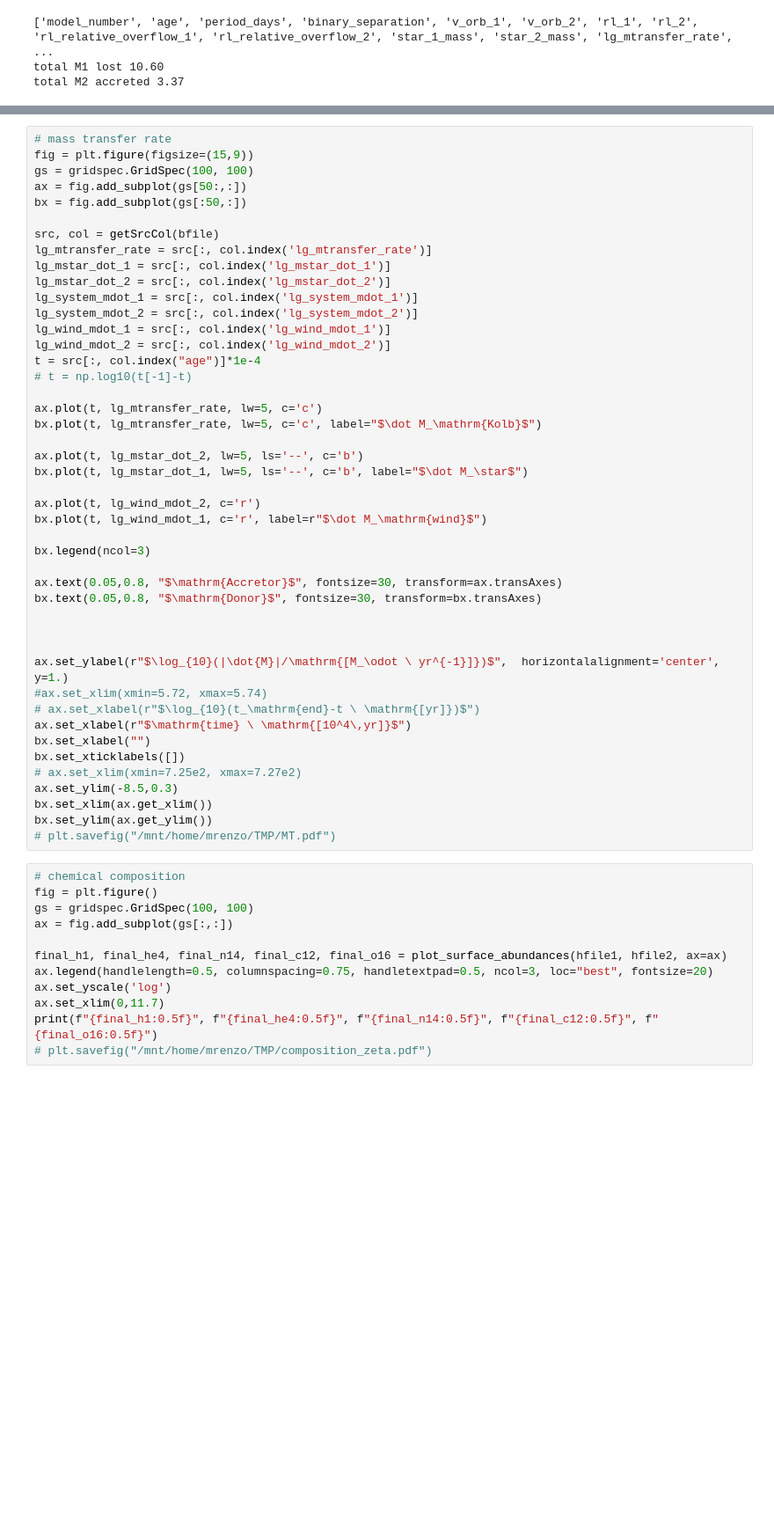
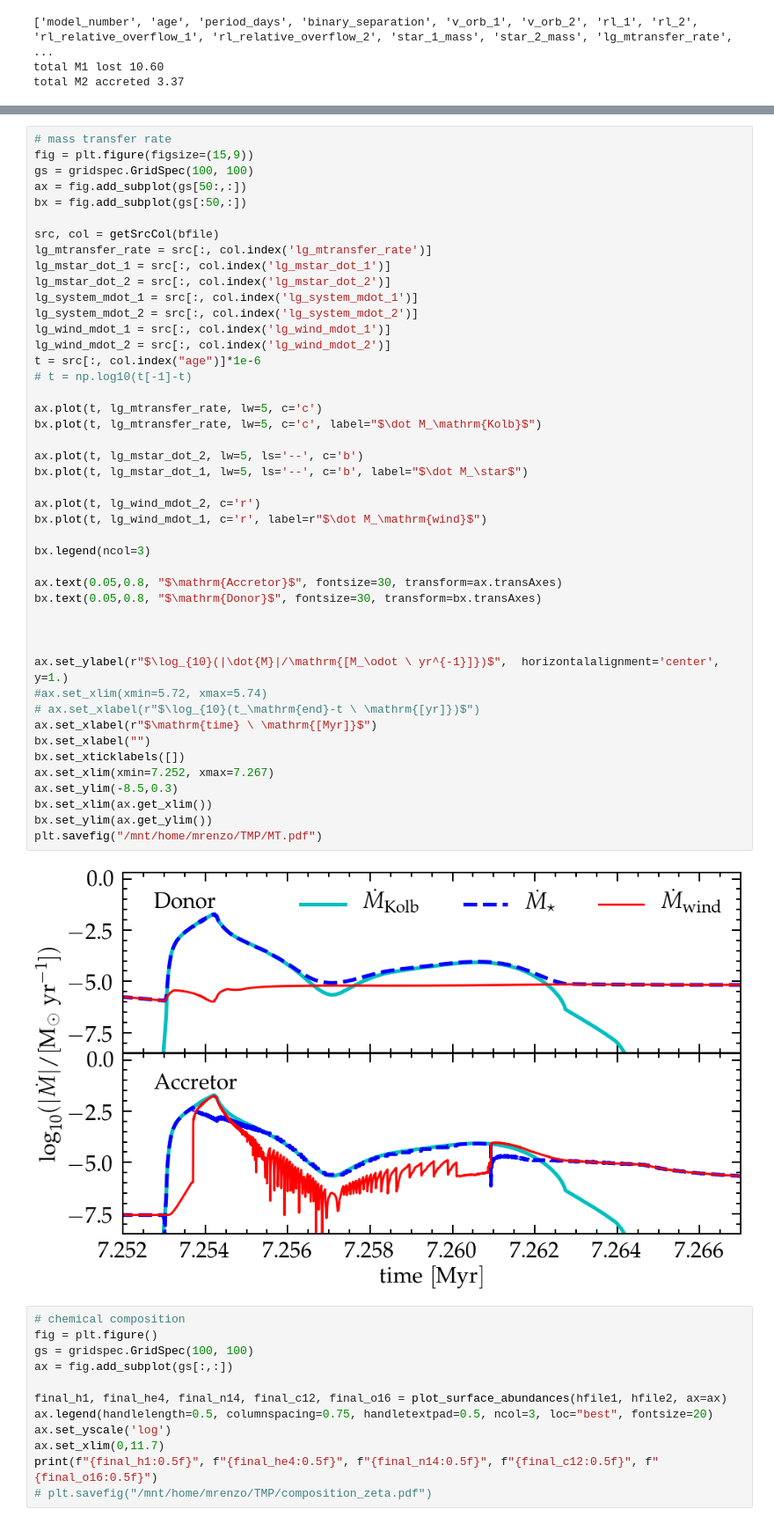
Before and after one commit to mathren/zeta_oph, a Jupyter notebook: notebooks/Best_model.ipynb, the cells around one changed output, grey strips where cells are left out. Shown at 88% size. Cells and saved outputs as stored; diff of their text form; blank space fills up the shorter version.

```diff
--- a/notebooks/Best_model.ipynb
+++ b/notebooks/Best_model.ipynb
@@ -181,37 +231,39 @@ lg_mstar_dot_2 = src[:, col.index('lg_mstar_dot_2')]
 lg_system_mdot_1 = src[:, col.index('lg_system_mdot_1')]
 lg_system_mdot_2 = src[:, col.index('lg_system_mdot_2')]
 lg_wind_mdot_1 = src[:, col.index('lg_wind_mdot_1')]
 lg_wind_mdot_2 = src[:, col.index('lg_wind_mdot_2')]
-t = src[:, col.index("age")]*1e-4
+t = src[:, col.index("age")]*1e-6
 # t = np.log10(t[-1]-t)
 
 ax.plot(t, lg_mtransfer_rate, lw=5, c='c')
 bx.plot(t, lg_mtransfer_rate, lw=5, c='c', label="$\dot M_\mathrm{Kolb}$")
 
 ax.plot(t, lg_mstar_dot_2, lw=5, ls='--', c='b')
 bx.plot(t, lg_mstar_dot_1, lw=5, ls='--', c='b', label="$\dot M_\star$")
 
 ax.plot(t, lg_wind_mdot_2, c='r')
 bx.plot(t, lg_wind_mdot_1, c='r', label=r"$\dot M_\mathrm{wind}$")
 
 bx.legend(ncol=3)
 
 ax.text(0.05,0.8, "$\mathrm{Accretor}$", fontsize=30, transform=ax.transAxes)
 bx.text(0.05,0.8, "$\mathrm{Donor}$", fontsize=30, transform=bx.transAxes)
 
 
 
 ax.set_ylabel(r"$\log_{10}(|\dot{M}|/\mathrm{[M_\odot \ yr^{-1}]})$",  horizontalalignment='center', y=1.)
 #ax.set_xlim(xmin=5.72, xmax=5.74)
 # ax.set_xlabel(r"$\log_{10}(t_\mathrm{end}-t \ \mathrm{[yr]})$")
-ax.set_xlabel(r"$\mathrm{time} \ \mathrm{[10^4\,yr]}$")
+ax.set_xlabel(r"$\mathrm{time} \ \mathrm{[Myr]}$")
 bx.set_xlabel("")
 bx.set_xticklabels([])
-# ax.set_xlim(xmin=7.25e2, xmax=7.27e2)
+ax.set_xlim(xmin=7.252, xmax=7.267)
 ax.set_ylim(-8.5,0.3)
 bx.set_xlim(ax.get_xlim())
 bx.set_ylim(ax.get_ylim())
-# plt.savefig("/mnt/home/mrenzo/TMP/MT.pdf")
+plt.savefig("/mnt/home/mrenzo/TMP/MT.pdf")
+# %% [output]
+[figure, added]
 # %%
 # chemical composition
 fig = plt.figure()
```
Also changed, not shown: parts of 3 cells of this notebook.
